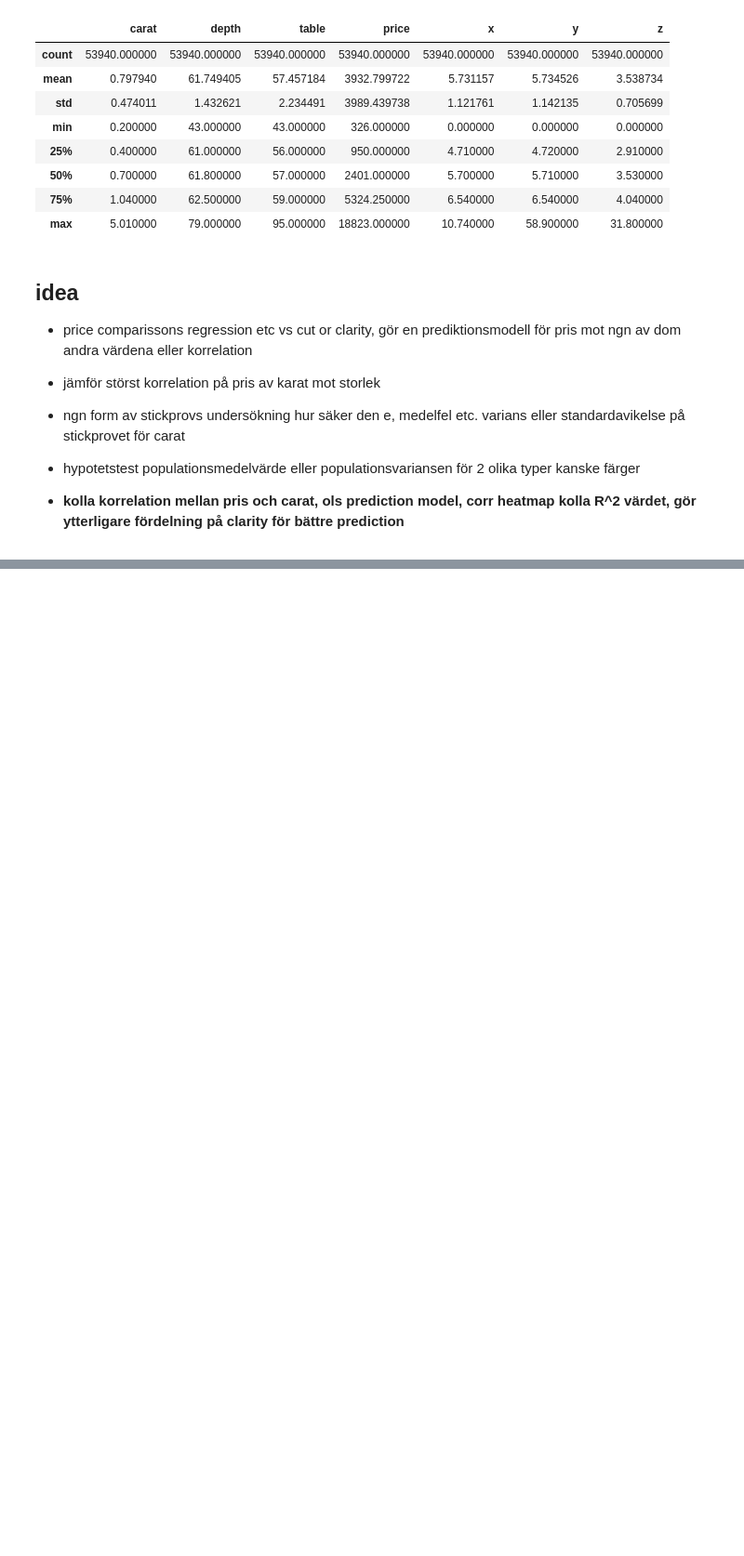
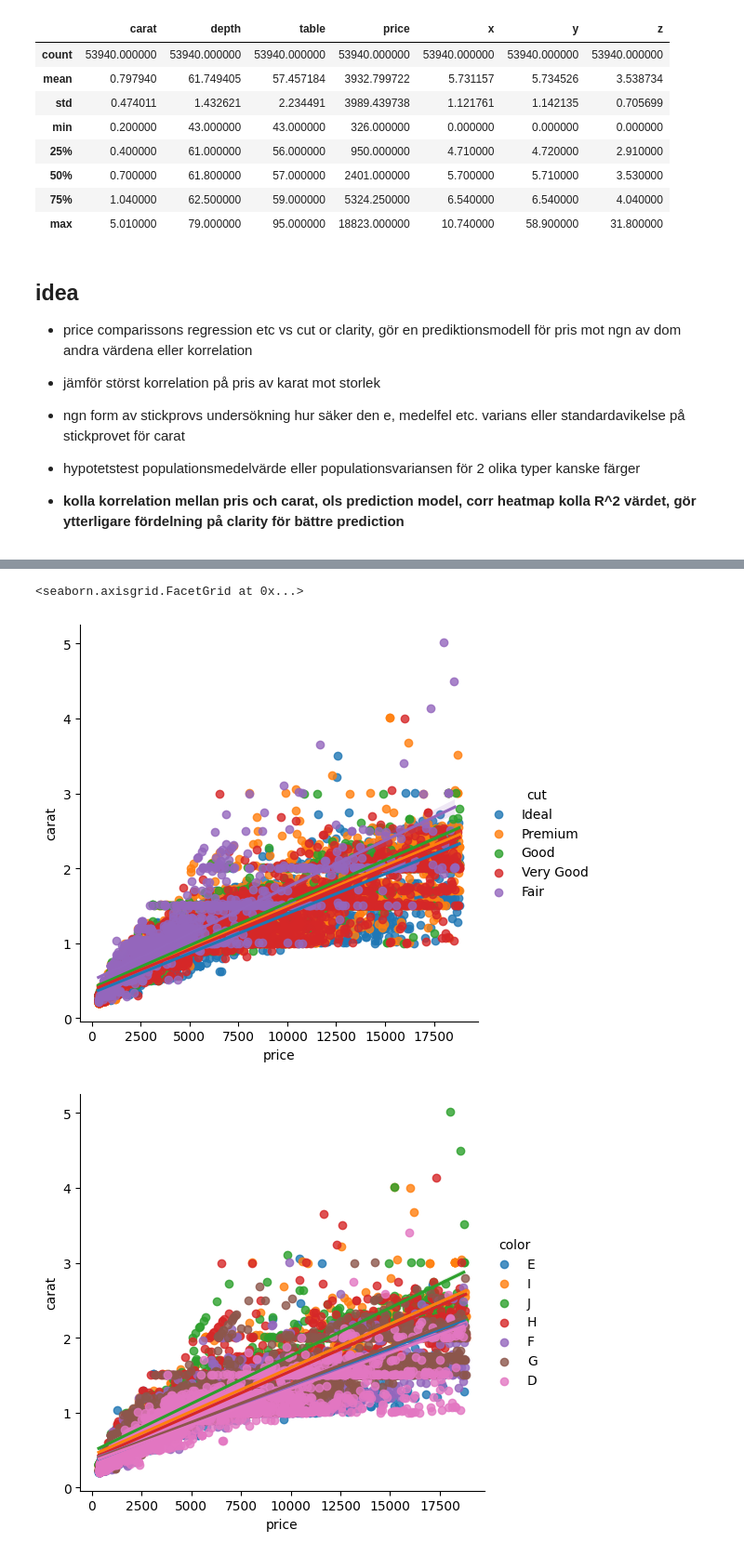
Before and after one commit to Razjoh/Stats, a Jupyter notebook: stat_lab.ipynb, the cells around one changed output, grey strips where cells are left out. Shown: that part at 93% size. Drawn from its saved outputs; the diff is of its cells as text; code cells hidden in the pictures; blank space fills up the shorter version.

```diff
--- a/stat_lab.ipynb
+++ b/stat_lab.ipynb
@@ -49,0 +92,8 @@ df.describe()
+# %%
+sns.lmplot(data=df, x="price", y="carat", hue="cut")
+sns.lmplot(data=df, x="price", y="carat", hue="color")
+sns.lmplot(data=df, x="price", y="carat", hue="clarity")
+# %% [output]
+<seaborn.axisgrid.FacetGrid at 0x...>
+[figure, added]
+[figure, added]
```
Also changed, not shown: parts of 6 cells of this notebook.
